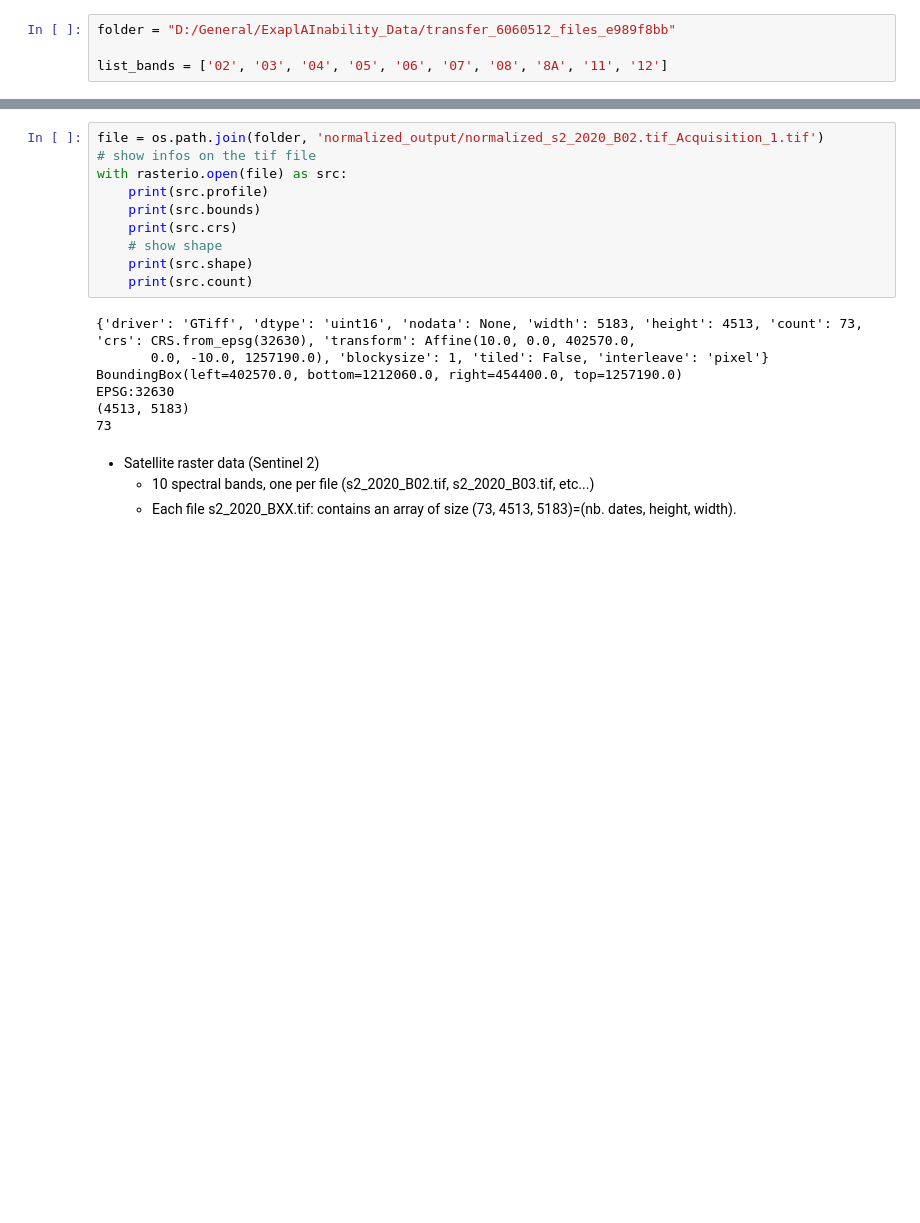
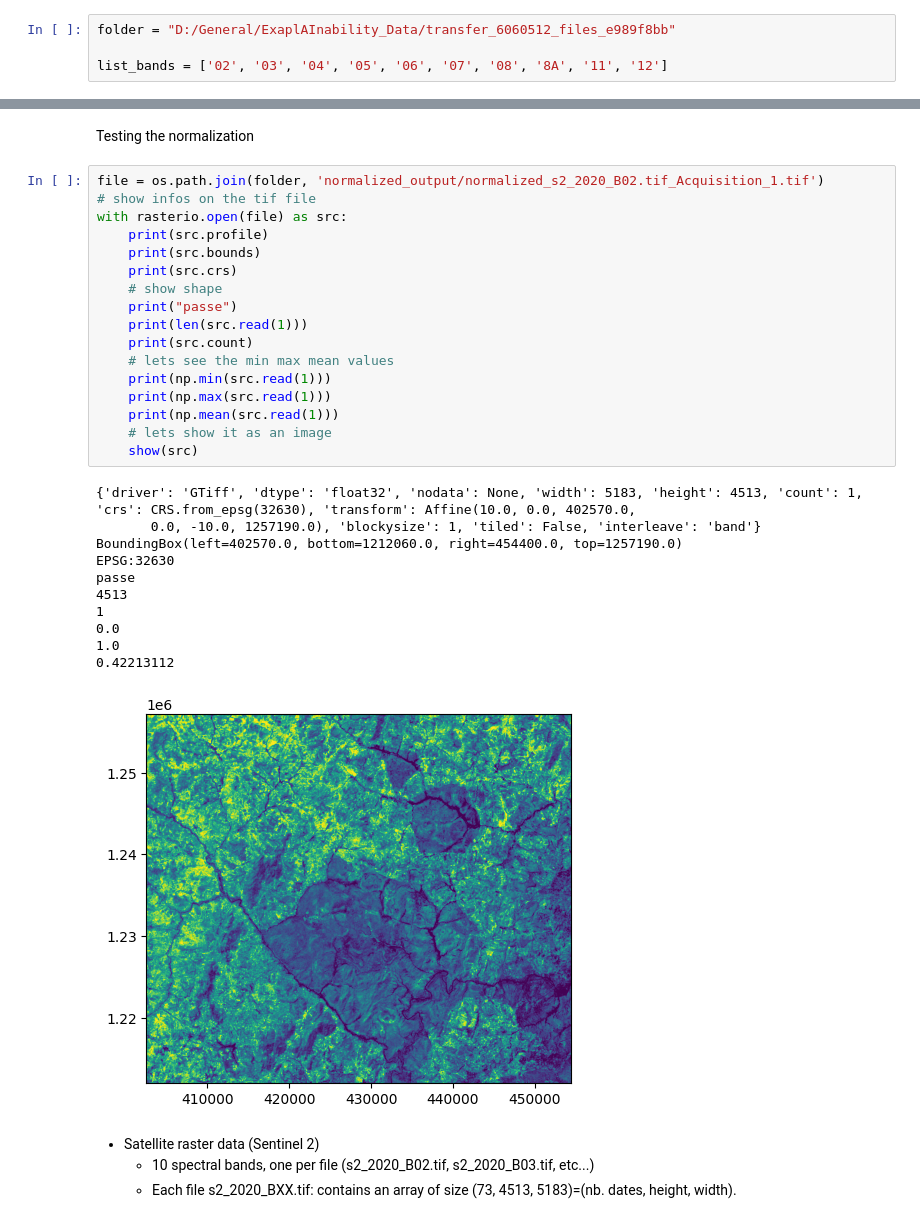
Before and after one commit to ExplAInability-TASSEL/ExplAInability-P5A, a Jupyter notebook: 4_normalization.ipynb, the cells around one changed output, grey strips where cells are left out. Cells and saved outputs as stored; diff of their text form; blank space fills up the shorter version.

Commit message:
fallait mettre en float32 hehe

```diff
--- a/4_normalization.ipynb
+++ b/4_normalization.ipynb
@@ -90,20 +104,34 @@ KeyboardInterrupt:
+# %% [markdown]
+Testing the normalization
 # %%
 file = os.path.join(folder, 'normalized_output/normalized_s2_2020_B02.tif_Acquisition_1.tif')
 # show infos on the tif file
 with rasterio.open(file) as src:
     print(src.profile)
     print(src.bounds)
     print(src.crs)
     # show shape
-    print(src.shape)
+    print("passe")
+    print(len(src.read(1)))
     print(src.count)
+    # lets see the min max mean values
+    print(np.min(src.read(1)))
+    print(np.max(src.read(1)))
+    print(np.mean(src.read(1)))
+    # lets show it as an image
+    show(src)
 # %% [output]
-{'driver': 'GTiff', 'dtype': 'uint16', 'nodata': None, 'width': 5183, 'height': 4513, 'count': 73, 'crs': CRS.from_epsg(32630), 'transform': Affine(10.0, 0.0, 402570.0,
-       0.0, -10.0, 1257190.0), 'blockysize': 1, 'tiled': False, 'interleave': 'pixel'}
+{'driver': 'GTiff', 'dtype': 'float32', 'nodata': None, 'width': 5183, 'height': 4513, 'count': 1, 'crs': CRS.from_epsg(32630), 'transform': Affine(10.0, 0.0, 402570.0,
+       0.0, -10.0, 1257190.0), 'blockysize': 1, 'tiled': False, 'interleave': 'band'}
 BoundingBox(left=402570.0, bottom=1212060.0, right=454400.0, top=1257190.0)
 EPSG:32630
-(4513, 5183)
-73
+passe
+4513
+1
+0.0
+1.0
+0.42213112
+[figure, added]
 # %% [markdown]
 - Satellite raster data (Sentinel 2)
 	- 10 spectral bands, one per file (s2_2020_B02.tif, s2_2020_B03.tif, etc...)
```
Also changed, not shown: parts of 2 cells of this notebook, 1 other file.
